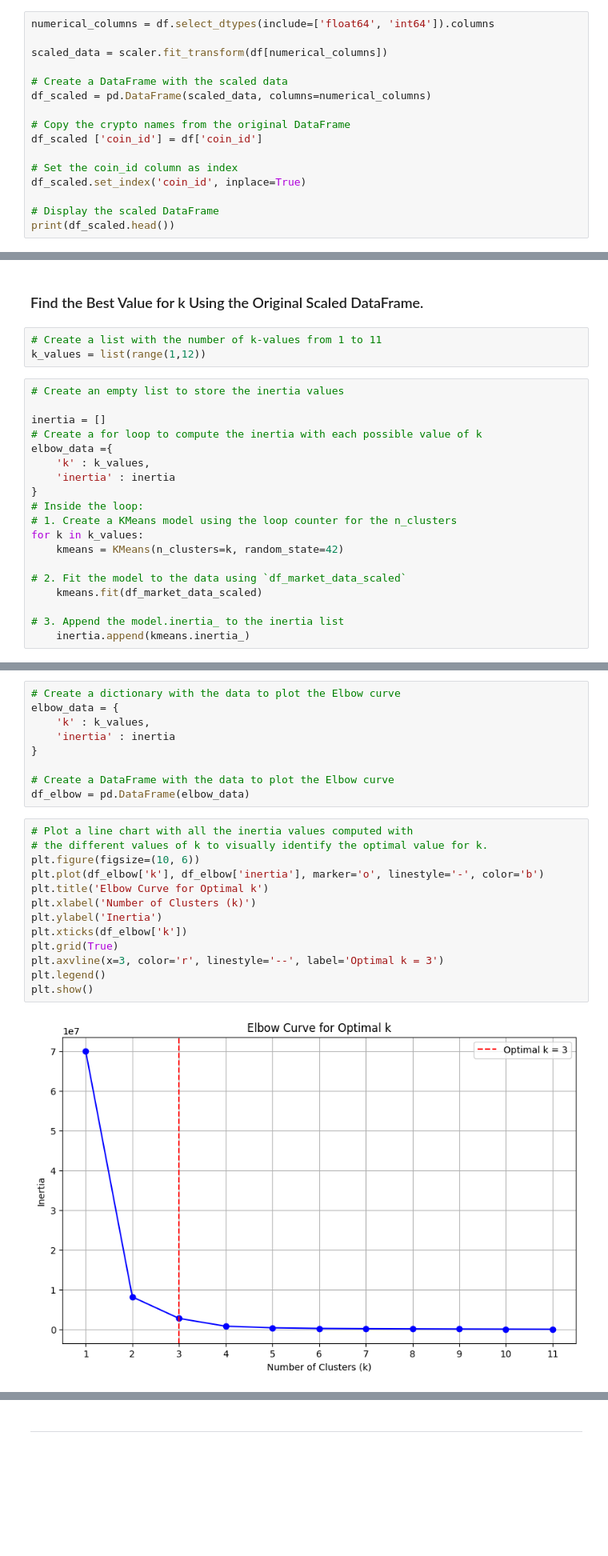
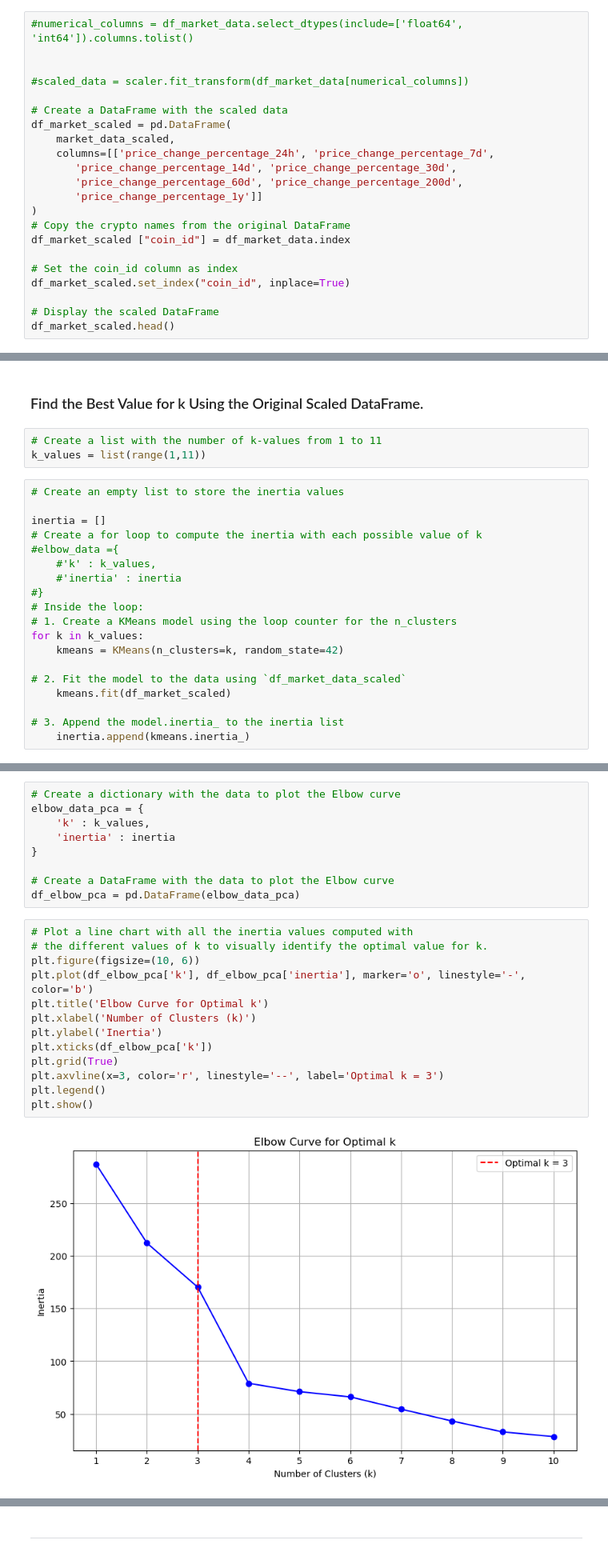
Before and after one commit to McKinnonJulia/Module-19-CryptoClustering, a Jupyter notebook: Crypto_Clustering.ipynb, the cells around one changed output, grey strips where cells are left out. Shown at 80% size. Saved outputs shown, nothing was run; the diff lists cells and outputs as text; blank space fills up the shorter version.

```diff
--- a/Crypto_Clustering.ipynb
+++ b/Crypto_Clustering.ipynb
@@ -63,17 +108,23 @@ scaler = StandardScaler()
 # %%
-numerical_columns = df.select_dtypes(include=['float64', 'int64']).columns
+#numerical_columns = df_market_data.select_dtypes(include=['float64', 'int64']).columns.tolist()
 
-scaled_data = scaler.fit_transform(df[numerical_columns])
+
+#scaled_data = scaler.fit_transform(df_market_data[numerical_columns])
 
 # Create a DataFrame with the scaled data
-df_scaled = pd.DataFrame(scaled_data, columns=numerical_columns)
-
+df_market_scaled = pd.DataFrame(
+    market_data_scaled,
+    columns=[['price_change_percentage_24h', 'price_change_percentage_7d',
+       'price_change_percentage_14d', 'price_change_percentage_30d',
+       'price_change_percentage_60d', 'price_change_percentage_200d',
+       'price_change_percentage_1y']]
+)
 # Copy the crypto names from the original DataFrame
-df_scaled ['coin_id'] = df['coin_id']
+df_market_scaled ["coin_id"] = df_market_data.index
 
 # Set the coin_id column as index
-df_scaled.set_index('coin_id', inplace=True)
+df_market_scaled.set_index("coin_id", inplace=True)
 
 # Display the scaled DataFrame
-print(df_scaled.head())
+df_market_scaled.head()
 # %% [output]
@@ -100,23 +143,23 @@ bitcoin-cash                   -0.270317
 ### Find the Best Value for k Using the Original Scaled DataFrame.
 # %%
 # Create a list with the number of k-values from 1 to 11
-k_values = list(range(1,12))
+k_values = list(range(1,11))
 # %%
 # Create an empty list to store the inertia values
 
 inertia = []
 # Create a for loop to compute the inertia with each possible value of k
-elbow_data ={
-    'k' : k_values,
-    'inertia' : inertia
-}
+#elbow_data ={
+    #'k' : k_values,
+    #'inertia' : inertia
+#}
 # Inside the loop:
 # 1. Create a KMeans model using the loop counter for the n_clusters
 for k in k_values:
     kmeans = KMeans(n_clusters=k, random_state=42)
 
 # 2. Fit the model to the data using `df_market_data_scaled`
-    kmeans.fit(df_market_data_scaled)
+    kmeans.fit(df_market_scaled)
 
 # 3. Append the model.inertia_ to the inertia list
     inertia.append(kmeans.inertia_)
@@ -125,27 +166,27 @@ NameError: name 'df_market_data_scaled' is not defined
 # %%
 # Create a dictionary with the data to plot the Elbow curve
-elbow_data = {
+elbow_data_pca = {
     'k' : k_values,
     'inertia' : inertia
 }
 
 # Create a DataFrame with the data to plot the Elbow curve
-df_elbow = pd.DataFrame(elbow_data)
+df_elbow_pca = pd.DataFrame(elbow_data_pca)
 # %%
 # Plot a line chart with all the inertia values computed with
 # the different values of k to visually identify the optimal value for k.
 plt.figure(figsize=(10, 6))
-plt.plot(df_elbow['k'], df_elbow['inertia'], marker='o', linestyle='-', color='b')
+plt.plot(df_elbow_pca['k'], df_elbow_pca['inertia'], marker='o', linestyle='-', color='b')
 plt.title('Elbow Curve for Optimal k')
 plt.xlabel('Number of Clusters (k)')
 plt.ylabel('Inertia')
-plt.xticks(df_elbow['k'])
+plt.xticks(df_elbow_pca['k'])
 plt.grid(True)
 plt.axvline(x=3, color='r', linestyle='--', label='Optimal k = 3')
 plt.legend()
 plt.show()
 # %% [output]
-[figure, old version]
+[figure, new version]
 # %% [markdown]
 #### Answer the following question:
 
```
Also changed, not shown: parts of 33 cells of this notebook.
